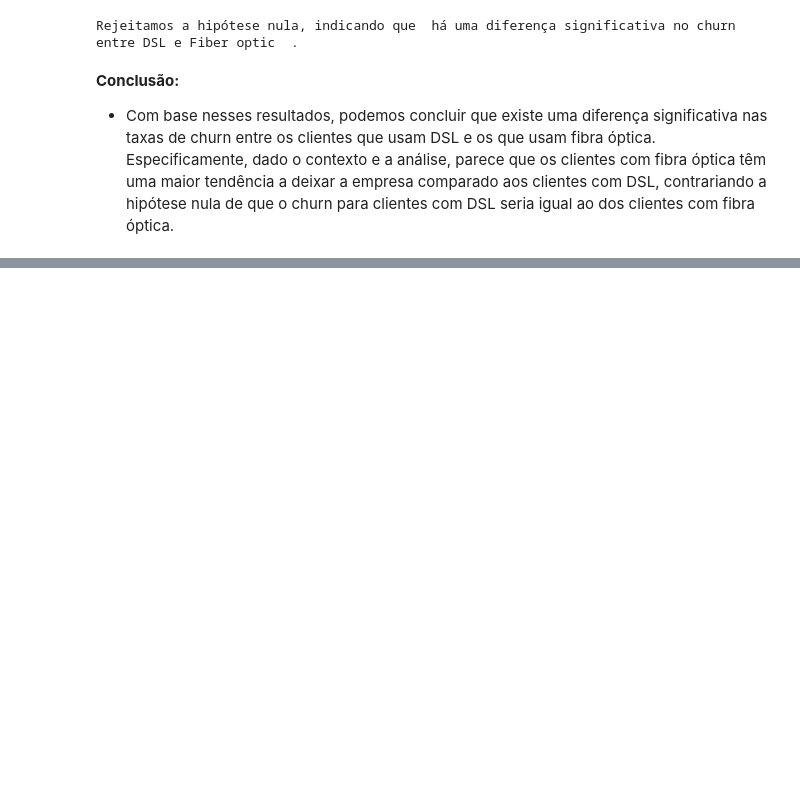
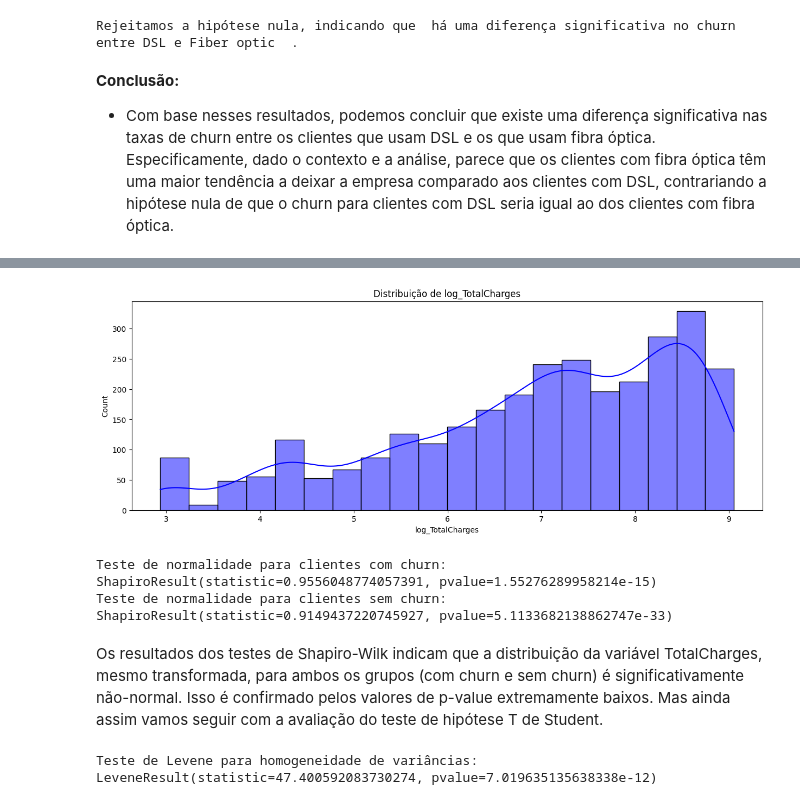
Before and after one commit to donikurtz/ChurnAnalysis-Telco, a Jupyter notebook: 02_teste_hipotese.ipynb, the cells around one changed output, grey strips where cells are left out. Drawn from its saved outputs; the diff is of its cells as text; code cells hidden in the pictures; blank space fills up the shorter version.

```diff
--- a/02_teste_hipotese.ipynb
+++ b/02_teste_hipotese.ipynb
@@ -143,0 +161,11 @@ Rejeitamos a hipótese nula, indicando que  há uma diferença significativa no
+# %%
+df3 = pd.DataFrame()
+df3 = df2[['TotalCharges','Churn']].sample(n=3000, random_state=123)
+df3['log_TotalCharges'] = np.log(df2[['TotalCharges']])
+# %%
+plt.figure(figsize=(15, 5))
+sns.histplot(df3['log_TotalCharges'], kde=True, color='blue')
+plt.title('Distribuição de log_TotalCharges')
+plt.show()
+# %% [output]
+[figure, added]
@@ -143,0 +176,14 @@ Rejeitamos a hipótese nula, indicando que  há uma diferença significativa no
+# %%
+# Verificação de normalidade para ambos os grupos
+print("Teste de normalidade para clientes com churn:", stats.shapiro(charges_with_churn))
+print("Teste de normalidade para clientes sem churn:", stats.shapiro(charges_without_churn))
+# %% [output]
+Teste de normalidade para clientes com churn: ShapiroResult(statistic=0.9556048774057391, pvalue=1.55276289958214e-15)
+Teste de normalidade para clientes sem churn: ShapiroResult(statistic=0.9149437220745927, pvalue=5.1133682138862747e-33)
+# %% [markdown]
+Os resultados dos testes de Shapiro-Wilk indicam que a distribuição da variável TotalCharges, mesmo transformada, para ambos os grupos (com churn e sem churn) é significativamente não-normal. Isso é confirmado pelos valores de p-value extremamente baixos. Mas ainda assim vamos seguir com a avaliação do teste de hipótese T de Student.
+# %%
+# Verificação de homogeneidade de variâncias, ou seja, avaliar se há uma significativa diferença entre as variâncias das duas amostras
+print("Teste de Levene para homogeneidade de variâncias:", stats.levene(charges_with_churn, charges_without_churn))
+# %% [output]
+Teste de Levene para homogeneidade de variâncias: LeveneResult(statistic=47.400592083730274, pvalue=7.019635135638338e-12)
```
Also changed, not shown: parts of 14 cells of this notebook.
